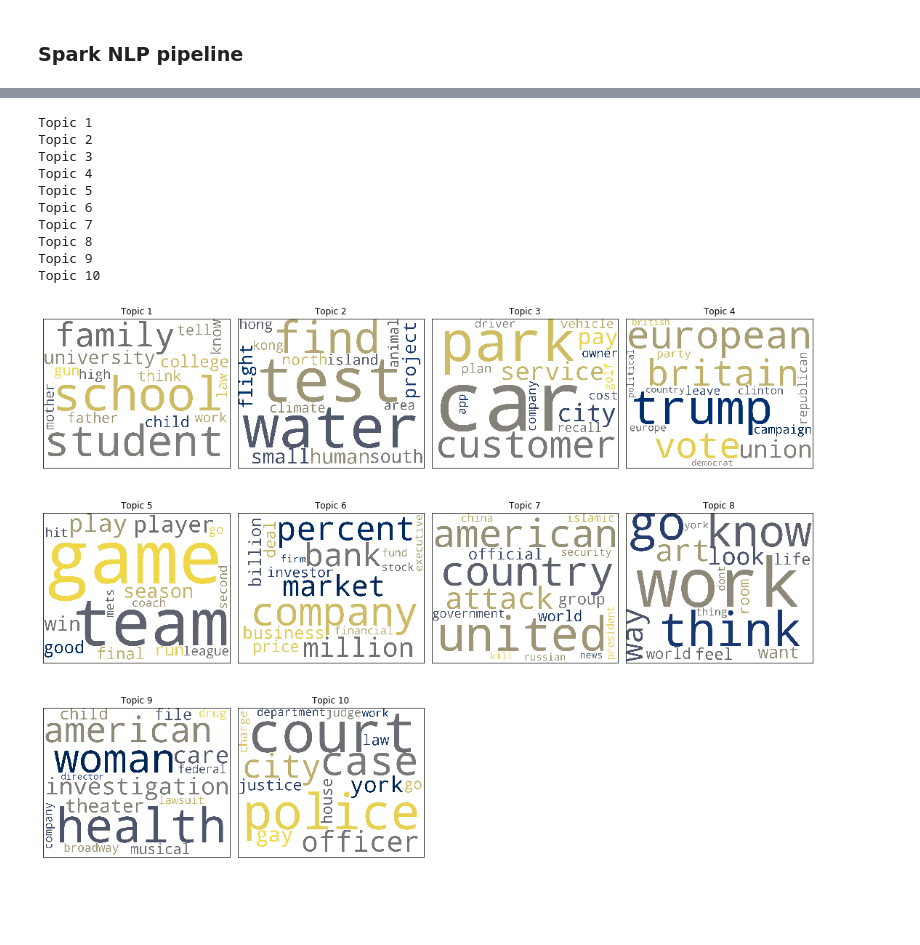
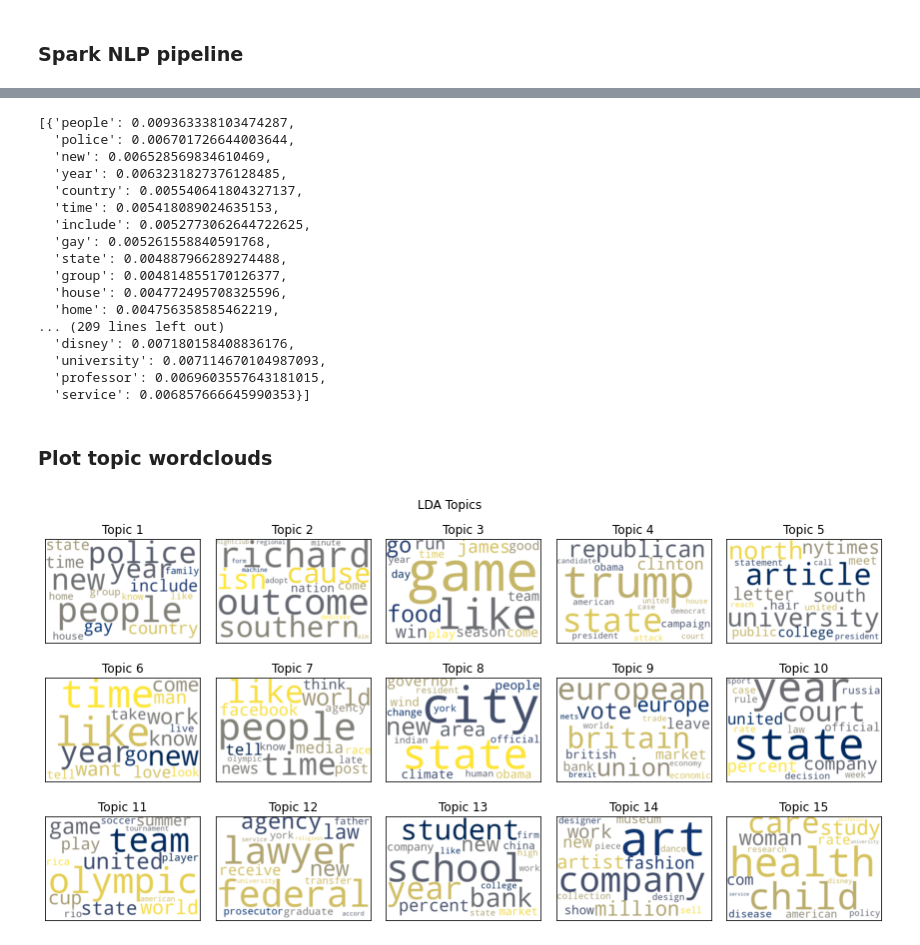
Before and after one commit to prrao87/topic-modelling, a Jupyter notebook: topic_model/notebooks/3_pyspark_lda.ipynb, the cells around one changed output, grey strips where cells are left out. Drawn from its saved outputs; the diff is of its cells as text; code cells hidden in the pictures; blank space fills up the shorter version.

Commit message:
Add updated PySpark topic model script and custom stopwords

```diff
--- a/topic_model/notebooks/3_pyspark_lda.ipynb
+++ b/topic_model/notebooks/3_pyspark_lda.ipynb
@@ -261,40 +279,56 @@ for i, words in enumerate(topic_words):
+# %%
+topics = describe_topics(mlModel)
+topics
+# %% [output]
+[{'people': 0.009363338103474287,
+  'police': 0.006701726644003644,
+  'new': 0.006528569834610469,
+  'year': 0.0063231827376128485,
+  'country': 0.005540641804327137,
+  'time': 0.005418089024635153,
+  'include': 0.0052773062644722625,
+  'gay': 0.005261558840591768,
+  'state': 0.004887966289274488,
+  'group': 0.004814855170126377,
+  'house': 0.004772495708325596,
+  'home': 0.004756358585462219,
+... (209 lines left out)
+  'disney': 0.007180158408836176,
+  'university': 0.007114670104987093,
+  'professor': 0.0069603557643181015,
+  'service': 0.006857666645990353}]
+# %% [markdown]
+### Plot topic wordclouds
 # %%
-def plot_wordclouds(topics):
-    cols = [color for name, color in mcolors.TABLEAU_COLORS.items()]
-    cloud = WordCloud(background_color='white',
-                      width=1000,
-                      height=800,
-                      colormap='cividis',
-                     )
-    # Define the size of the subplot matrix as a function of num_topics
-    dim = ceil(sqrt(len(topics)))
-    fig = plt.figure(figsize=(15, 15))
+def plot_wordclouds(topics, colormap="cividis"):
+    cloud = WordCloud(
+        background_color='white',
+        width=600,
+        height=400,
+        colormap=colormap,
+        prefer_horizontal=1.0,
+    )
 
-    for i in range(len(topics)):
-        print("Topic {}".format(i+1))
-        ax = fig.add_subplot(dim, dim, i+1)
-        topic_words = dict(topics[i][1])
-        wordcloud = cloud.generate_from_frequencies(topic_words)
-        ax.imshow(wordcloud)
-        ax.set_title('Topic {}'.format(i+1))
+    num_topics = len(topics)
+    fig_width = min(ceil(0.6 * num_topics + 6), 20)
+    fig_height = min(ceil(0.65 * num_topics), 20)
+    fig = plt.figure(figsize=(fig_width, fig_height))
+
+    for idx, word_weights in tqdm(enumerate(topics), total=num_topics):
+        ax = fig.add_subplot((num_topics / 5) + 1, 5, idx + 1)
+        wordcloud = cloud.generate_from_frequencies(word_weights)
+        ax.imshow(wordcloud, interpolation="bilinear")
+        ax.set_title('Topic {}'.format(idx + 1))
         ax.set_xticklabels([])
         ax.set_yticklabels([])
         ax.tick_params(length=0)
 
-    plt.subplots_adjust(wspace=0, hspace=0);
-    plt.margins(x=0, y=0);
-    plt.tight_layout();
+    plt.tick_params(labelsize=14)
+    plt.subplots_adjust(wspace=0.1, hspace=0.1)
+    plt.margins(x=0.1, y=0.1)
+    st = fig.suptitle("LDA Topics", y=0.92)
+    fig.savefig("pyspark-topics.png", bbox_extra_artists=[st], bbox_inches='tight')
 # %%
-plot_wordclouds(topic_collection)
+plot_wordclouds(topics)
 # %% [output]
-Topic 1
-Topic 2
-Topic 3
-Topic 4
-Topic 5
-Topic 6
-Topic 7
-Topic 8
-Topic 9
-Topic 10
-[figure, old version]
+[figure, new version]
```
Also changed, not shown: parts of 42 cells of this notebook, 4 other files.
